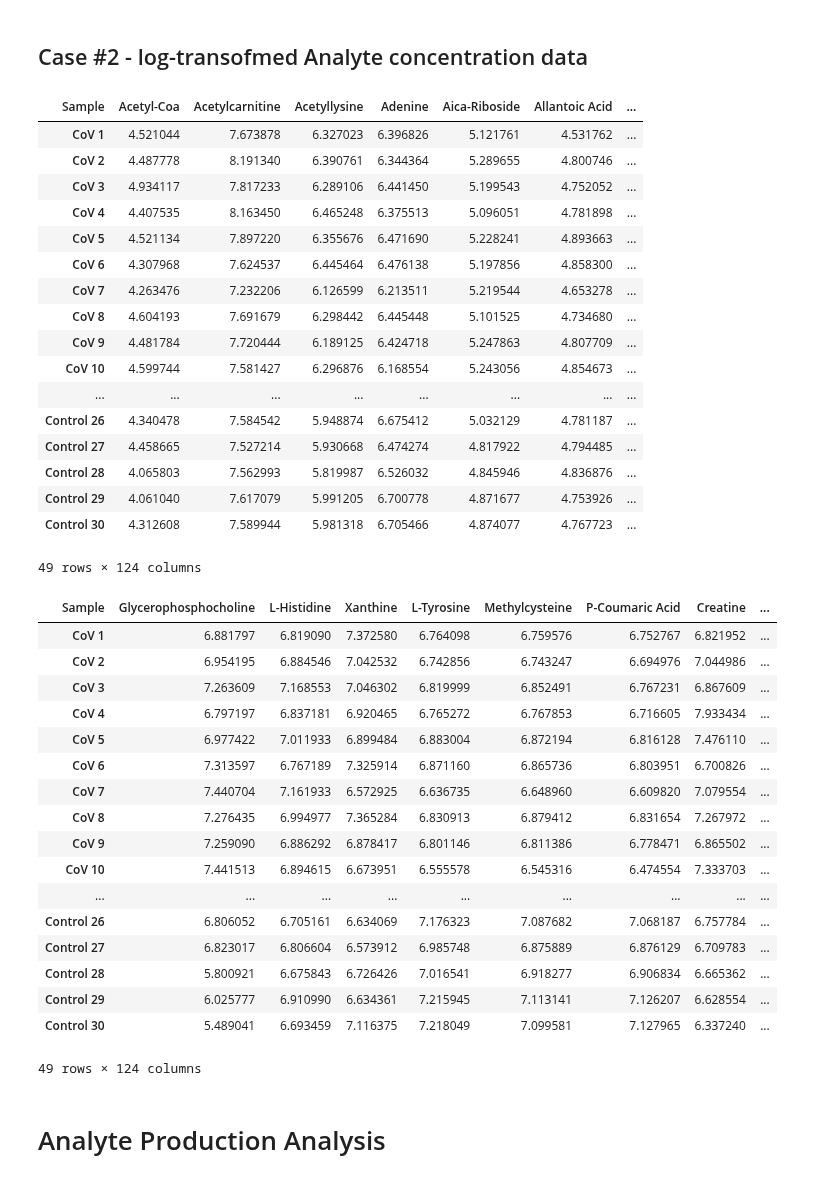
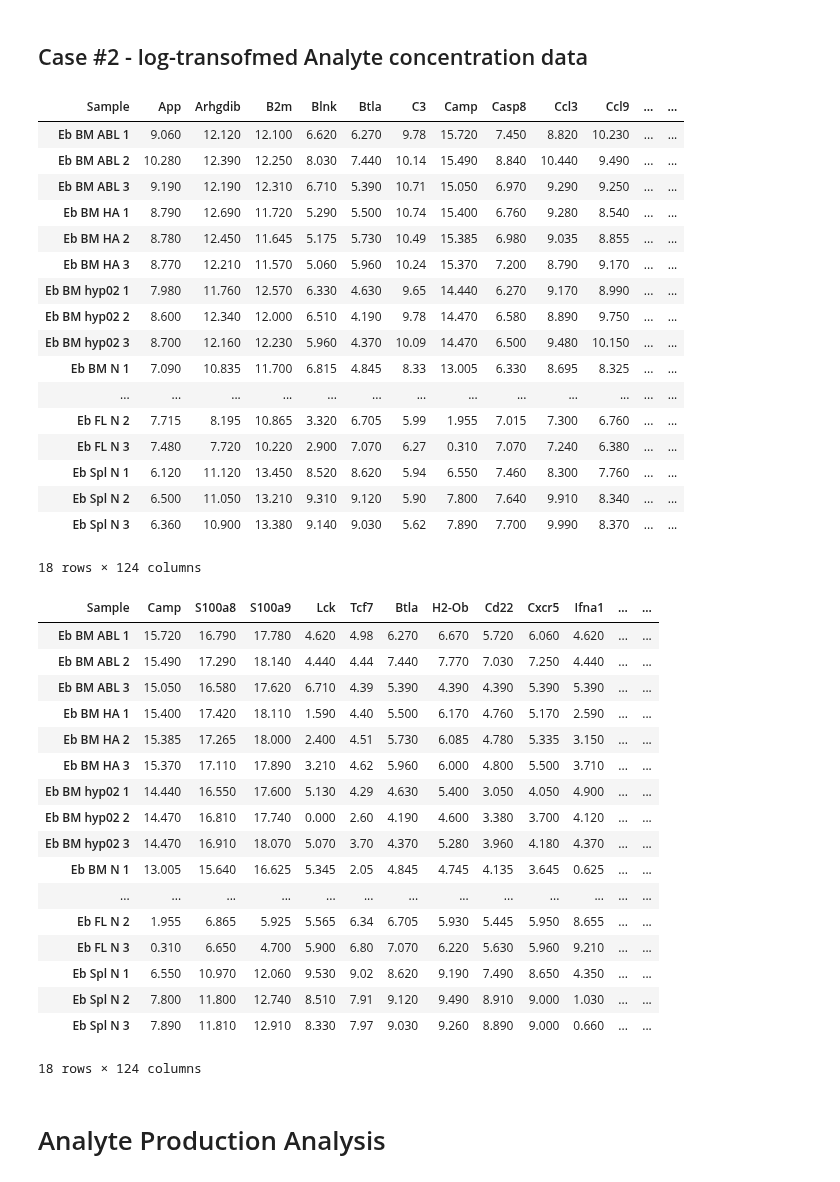
Before and after one commit to Perik-Zavodskii/BulkOmicsTools, a Jupyter notebook: BulkOmicsTools.ipynb, the cells around one changed output. Drawn from its saved outputs; the diff is of its cells as text; code cells hidden in the pictures.

```diff
--- a/BulkOmicsTools.ipynb
+++ b/BulkOmicsTools.ipynb
@@ -88,30 +88,30 @@ df
 # %% [markdown]
 ## Case #2 - log-transofmed Analyte concentration data
 # %%
-df = pd.read_excel('Sci Rep Ivanisenko COVID data.xlsx')
-df.rename(columns={'Unnamed: 0': 'Sample'}, inplace=True)
+df = pd.read_excel('NanoString_GEX_Filtered.xlsx')
+df.rename(columns={'Gene': 'Sample'}, inplace=True) # Rename sample column name if needed
 df.set_index(['Sample'], inplace=True)
 df = df.T
 df
 # %% [output]
-| Sample | Acetyl-Coa | Acetylcarnitine | Acetyllysine | Adenine | Aica-Riboside | Allantoic Acid | ... |
-| CoV 1 | 4.521044 | 7.673878 | 6.327023 | 6.396826 | 5.121761 | 4.531762 | ... |
-| CoV 2 | 4.487778 | 8.191340 | 6.390761 | 6.344364 | 5.289655 | 4.800746 | ... |
-| CoV 3 | 4.934117 | 7.817233 | 6.289106 | 6.441450 | 5.199543 | 4.752052 | ... |
-| CoV 4 | 4.407535 | 8.163450 | 6.465248 | 6.375513 | 5.096051 | 4.781898 | ... |
-| CoV 5 | 4.521134 | 7.897220 | 6.355676 | 6.471690 | 5.228241 | 4.893663 | ... |
-| CoV 6 | 4.307968 | 7.624537 | 6.445464 | 6.476138 | 5.197856 | 4.858300 | ... |
-| CoV 7 | 4.263476 | 7.232206 | 6.126599 | 6.213511 | 5.219544 | 4.653278 | ... |
-| CoV 8 | 4.604193 | 7.691679 | 6.298442 | 6.445448 | 5.101525 | 4.734680 | ... |
-| CoV 9 | 4.481784 | 7.720444 | 6.189125 | 6.424718 | 5.247863 | 4.807709 | ... |
-| CoV 10 | 4.599744 | 7.581427 | 6.296876 | 6.168554 | 5.243056 | 4.854673 | ... |
-| ... | ... | ... | ... | ... | ... | ... | ... |
-| Control 26 | 4.340478 | 7.584542 | 5.948874 | 6.675412 | 5.032129 | 4.781187 | ... |
-| Control 27 | 4.458665 | 7.527214 | 5.930668 | 6.474274 | 4.817922 | 4.794485 | ... |
-| Control 28 | 4.065803 | 7.562993 | 5.819987 | 6.526032 | 4.845946 | 4.836876 | ... |
-| Control 29 | 4.061040 | 7.617079 | 5.991205 | 6.700778 | 4.871677 | 4.753926 | ... |
-| Control 30 | 4.312608 | 7.589944 | 5.981318 | 6.705466 | 4.874077 | 4.767723 | ... |
+| Sample | App | Arhgdib | B2m | Blnk | Btla | C3 | Camp | Casp8 | Ccl3 | Ccl9 | ... | ... |
+| Eb BM ABL 1 | 9.060 | 12.120 | 12.100 | 6.620 | 6.270 | 9.78 | 15.720 | 7.450 | 8.820 | 10.230 | ... | ... |
+| Eb BM ABL 2 | 10.280 | 12.390 | 12.250 | 8.030 | 7.440 | 10.14 | 15.490 | 8.840 | 10.440 | 9.490 | ... | ... |
+| Eb BM ABL 3 | 9.190 | 12.190 | 12.310 | 6.710 | 5.390 | 10.71 | 15.050 | 6.970 | 9.290 | 9.250 | ... | ... |
+| Eb BM HA 1 | 8.790 | 12.690 | 11.720 | 5.290 | 5.500 | 10.74 | 15.400 | 6.760 | 9.280 | 8.540 | ... | ... |
+| Eb BM HA 2 | 8.780 | 12.450 | 11.645 | 5.175 | 5.730 | 10.49 | 15.385 | 6.980 | 9.035 | 8.855 | ... | ... |
+| Eb BM HA 3 | 8.770 | 12.210 | 11.570 | 5.060 | 5.960 | 10.24 | 15.370 | 7.200 | 8.790 | 9.170 | ... | ... |
+| Eb BM hyp02 1 | 7.980 | 11.760 | 12.570 | 6.330 | 4.630 | 9.65 | 14.440 | 6.270 | 9.170 | 8.990 | ... | ... |
+| Eb BM hyp02 2 | 8.600 | 12.340 | 12.000 | 6.510 | 4.190 | 9.78 | 14.470 | 6.580 | 8.890 | 9.750 | ... | ... |
+| Eb BM hyp02 3 | 8.700 | 12.160 | 12.230 | 5.960 | 4.370 | 10.09 | 14.470 | 6.500 | 9.480 | 10.150 | ... | ... |
+| Eb BM N 1 | 7.090 | 10.835 | 11.700 | 6.815 | 4.845 | 8.33 | 13.005 | 6.330 | 8.695 | 8.325 | ... | ... |
+| ... | ... | ... | ... | ... | ... | ... | ... | ... | ... | ... | ... | ... |
+| Eb FL N 2 | 7.715 | 8.195 | 10.865 | 3.320 | 6.705 | 5.99 | 1.955 | 7.015 | 7.300 | 6.760 | ... | ... |
+| Eb FL N 3 | 7.480 | 7.720 | 10.220 | 2.900 | 7.070 | 6.27 | 0.310 | 7.070 | 7.240 | 6.380 | ... | ... |
+| Eb Spl N 1 | 6.120 | 11.120 | 13.450 | 8.520 | 8.620 | 5.94 | 6.550 | 7.460 | 8.300 | 7.760 | ... | ... |
+| Eb Spl N 2 | 6.500 | 11.050 | 13.210 | 9.310 | 9.120 | 5.90 | 7.800 | 7.640 | 9.910 | 8.340 | ... | ... |
+| Eb Spl N 3 | 6.360 | 10.900 | 13.380 | 9.140 | 9.030 | 5.62 | 7.890 | 7.700 | 9.990 | 8.370 | ... | ... |
-49 rows × 124 columns
+18 rows × 124 columns
 # %%
 # Cluster samples and Analytes
 
@@ -124,24 +124,24 @@ clustered_df = df.iloc[:, clustered_cols] # Analyte clustering
 # clustered_df = df.iloc[clustered_rows, :].iloc[:, clustered_cols] # Analyte and sample clustering
 clustered_df
 # %% [output]
-| Sample | Glycerophosphocholine | L-Histidine | Xanthine | L-Tyrosine | Methylcysteine | P-Coumaric Acid | Creatine | ... |
-| CoV 1 | 6.881797 | 6.819090 | 7.372580 | 6.764098 | 6.759576 | 6.752767 | 6.821952 | ... |
-| CoV 2 | 6.954195 | 6.884546 | 7.042532 | 6.742856 | 6.743247 | 6.694976 | 7.044986 | ... |
-| CoV 3 | 7.263609 | 7.168553 | 7.046302 | 6.819999 | 6.852491 | 6.767231 | 6.867609 | ... |
-| CoV 4 | 6.797197 | 6.837181 | 6.920465 | 6.765272 | 6.767853 | 6.716605 | 7.933434 | ... |
-| CoV 5 | 6.977422 | 7.011933 | 6.899484 | 6.883004 | 6.872194 | 6.816128 | 7.476110 | ... |
-| CoV 6 | 7.313597 | 6.767189 | 7.325914 | 6.871160 | 6.865736 | 6.803951 | 6.700826 | ... |
-| CoV 7 | 7.440704 | 7.161933 | 6.572925 | 6.636735 | 6.648960 | 6.609820 | 7.079554 | ... |
-| CoV 8 | 7.276435 | 6.994977 | 7.365284 | 6.830913 | 6.879412 | 6.831654 | 7.267972 | ... |
-| CoV 9 | 7.259090 | 6.886292 | 6.878417 | 6.801146 | 6.811386 | 6.778471 | 6.865502 | ... |
-| CoV 10 | 7.441513 | 6.894615 | 6.673951 | 6.555578 | 6.545316 | 6.474554 | 7.333703 | ... |
-| ... | ... | ... | ... | ... | ... | ... | ... | ... |
-| Control 26 | 6.806052 | 6.705161 | 6.634069 | 7.176323 | 7.087682 | 7.068187 | 6.757784 | ... |
-| Control 27 | 6.823017 | 6.806604 | 6.573912 | 6.985748 | 6.875889 | 6.876129 | 6.709783 | ... |
-| Control 28 | 5.800921 | 6.675843 | 6.726426 | 7.016541 | 6.918277 | 6.906834 | 6.665362 | ... |
-| Control 29 | 6.025777 | 6.910990 | 6.634361 | 7.215945 | 7.113141 | 7.126207 | 6.628554 | ... |
-| Control 30 | 5.489041 | 6.693459 | 7.116375 | 7.218049 | 7.099581 | 7.127965 | 6.337240 | ... |
+| Sample | Camp | S100a8 | S100a9 | Lck | Tcf7 | Btla | H2-Ob | Cd22 | Cxcr5 | Ifna1 | ... | ... |
+| Eb BM ABL 1 | 15.720 | 16.790 | 17.780 | 4.620 | 4.98 | 6.270 | 6.670 | 5.720 | 6.060 | 4.620 | ... | ... |
+| Eb BM ABL 2 | 15.490 | 17.290 | 18.140 | 4.440 | 4.44 | 7.440 | 7.770 | 7.030 | 7.250 | 4.440 | ... | ... |
+| Eb BM ABL 3 | 15.050 | 16.580 | 17.620 | 6.710 | 4.39 | 5.390 | 4.390 | 4.390 | 5.390 | 5.390 | ... | ... |
+| Eb BM HA 1 | 15.400 | 17.420 | 18.110 | 1.590 | 4.40 | 5.500 | 6.170 | 4.760 | 5.170 | 2.590 | ... | ... |
+| Eb BM HA 2 | 15.385 | 17.265 | 18.000 | 2.400 | 4.51 | 5.730 | 6.085 | 4.780 | 5.335 | 3.150 | ... | ... |
+| Eb BM HA 3 | 15.370 | 17.110 | 17.890 | 3.210 | 4.62 | 5.960 | 6.000 | 4.800 | 5.500 | 3.710 | ... | ... |
+| Eb BM hyp02 1 | 14.440 | 16.550 | 17.600 | 5.130 | 4.29 | 4.630 | 5.400 | 3.050 | 4.050 | 4.900 | ... | ... |
+| Eb BM hyp02 2 | 14.470 | 16.810 | 17.740 | 0.000 | 2.60 | 4.190 | 4.600 | 3.380 | 3.700 | 4.120 | ... | ... |
+| Eb BM hyp02 3 | 14.470 | 16.910 | 18.070 | 5.070 | 3.70 | 4.370 | 5.280 | 3.960 | 4.180 | 4.370 | ... | ... |
+| Eb BM N 1 | 13.005 | 15.640 | 16.625 | 5.345 | 2.05 | 4.845 | 4.745 | 4.135 | 3.645 | 0.625 | ... | ... |
+| ... | ... | ... | ... | ... | ... | ... | ... | ... | ... | ... | ... | ... |
+| Eb FL N 2 | 1.955 | 6.865 | 5.925 | 5.565 | 6.34 | 6.705 | 5.930 | 5.445 | 5.950 | 8.655 | ... | ... |
+| Eb FL N 3 | 0.310 | 6.650 | 4.700 | 5.900 | 6.80 | 7.070 | 6.220 | 5.630 | 5.960 | 9.210 | ... | ... |
+| Eb Spl N 1 | 6.550 | 10.970 | 12.060 | 9.530 | 9.02 | 8.620 | 9.190 | 7.490 | 8.650 | 4.350 | ... | ... |
+| Eb Spl N 2 | 7.800 | 11.800 | 12.740 | 8.510 | 7.91 | 9.120 | 9.490 | 8.910 | 9.000 | 1.030 | ... | ... |
+| Eb Spl N 3 | 7.890 | 11.810 | 12.910 | 8.330 | 7.97 | 9.030 | 9.260 | 8.890 | 9.000 | 0.660 | ... | ... |
-49 rows × 124 columns
+18 rows × 124 columns
 # %% [markdown]
 # Analyte Production Analysis
 # %%
```
Also changed, not shown: parts of 9 cells of this notebook, 6 other files.
